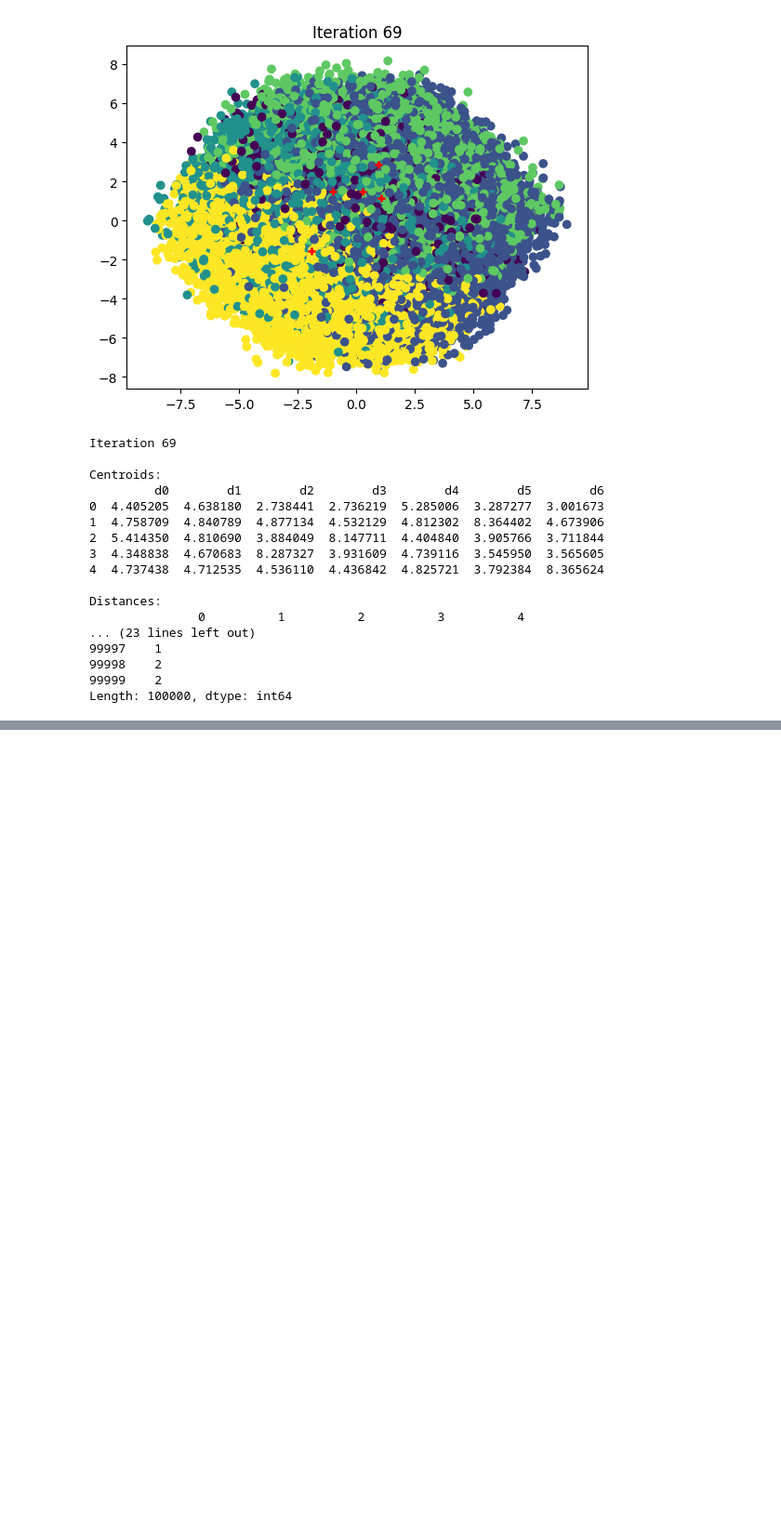
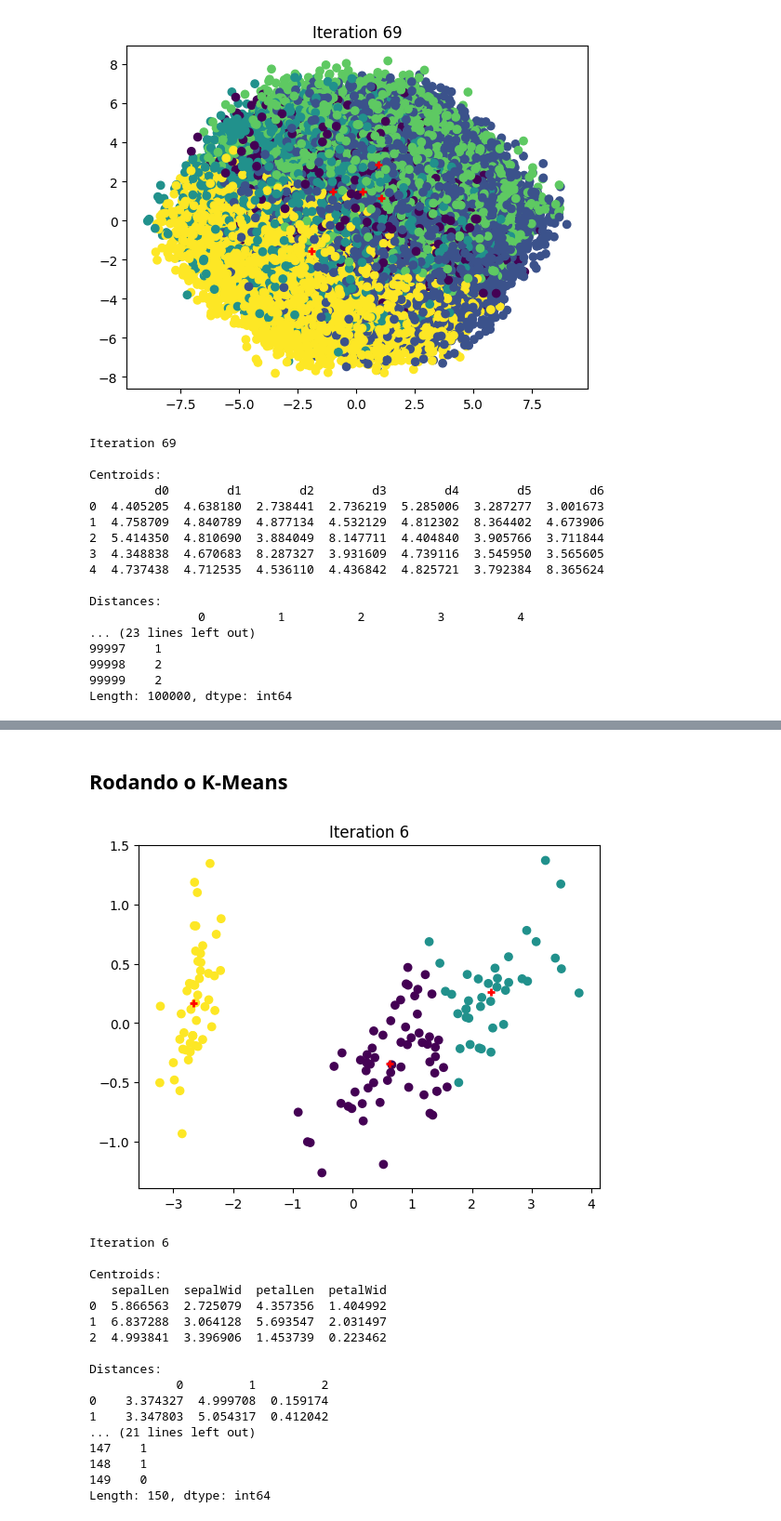
Before and after one commit to vinivosh/ufu-tcc2, a Jupyter notebook: code/examples-and-tests/kMeansCPU.ipynb, the cells around one changed output, grey strips where cells are left out. Shown at 93% size. Cells and saved outputs as stored; diff of their text form; code cells hidden in the pictures; blank space fills up the shorter version.

Commit message:
Adicionar execução do kMeansCPU no dataset Iris
Finalmente estamos executando de fato o k-means neste dataset!

```diff
--- a/code/examples-and-tests/kMeansCPU.ipynb
+++ b/code/examples-and-tests/kMeansCPU.ipynb
@@ -141,9 +141,20 @@ Assim, temos nossas variáveis para execução do K-means:
 # %%
+# Imports
 from os.path import exists as os_path_exists
 from urllib.request import urlopen
 
 
 
+# Novas variáveis globais
+MAX_ITERATIONS = 100
+PLOT_RESULTS = True
+DEBUG = True
+# ? K será inferido pela quantidade de classes no dataset
+# // K = 3
+
+
+
+# Função auxiliar
 def downloadFileIfNeeded(filePath, url):
     if not os_path_exists(filePath):
         with urlopen(url) as f:
@@ -155,7 +166,7 @@ def downloadFileIfNeeded(filePath, url):
 
 datasetUrl = 'https://archive.ics.uci.edu/ml/machine-learning-databases/iris/iris.data'
 datasetFilePath = './iris.data'
-columnNames = ['Sepal Length', 'Sepal Width', 'Petal Length', 'Petal Width', 'Class']
+columnNames = ['sepalLen', 'sepalWid', 'petalLen', 'petalWid', 'class']
 
 # Baixnado dataset diretamente da internet, se necessário
 downloadFileIfNeeded(datasetFilePath, datasetUrl)
@@ -165,8 +176,4 @@ with open(datasetFilePath, 'r') as datasetFile:
     dataset = pd.read_csv(datasetFilePath, names=columnNames)
 
 print(dataset)
-
-
-
-# kMeansCPU(dataset, K, MAX_ITERATIONS, PLOT_RESULTS, DEBUG)
 # %% [output]
@@ -186,0 +196,12 @@ print(dataset)
+# %%
+# Transformando a coluna "class" em números (0, 1, …)
+classFactorized = dataset['class'].factorize()
+# Salvando os nomes de classe na ordem usada pelo .factorize()
+classes = list(classFactorized[1])
+# Sobrescrevendo a coluna do dataset pelos indexes obtidos
+dataset['class'] = classFactorized[0]
+
+print(dataset)
+
+# Inferindo número de grupos pela quantidade de classes no dataset
+K = len(classes)
@@ -186,0 +223,24 @@ print(dataset)
+# %% [markdown]
+## Rodando o K-Means
+# %%
+# Rodando kMeansCPU excluindo a coluna class
+kMeansCPU(dataset.drop(['class'], axis=1), K, MAX_ITERATIONS, PLOT_RESULTS, DEBUG)
+# %% [output]
+[figure, added]
+Iteration 6
+
+Centroids:
+   sepalLen  sepalWid  petalLen  petalWid
+0  5.866563  2.725079  4.357356  1.404992
+1  6.837288  3.064128  5.693547  2.031497
+2  4.993841  3.396906  1.453739  0.223462
+
+Distances:
+            0         1         2
+0    3.374327  4.999708  0.159174
+1    3.347803  5.054317  0.412042
+... (21 lines left out)
+147    1
+148    1
+149    0
+Length: 150, dtype: int64
```
Also changed, not shown: parts of 4 cells of this notebook.
